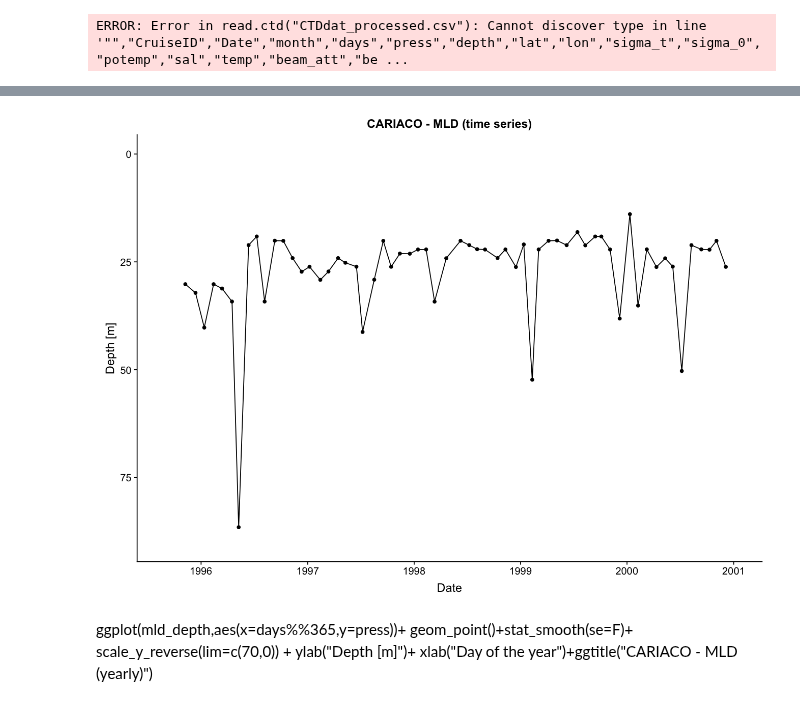
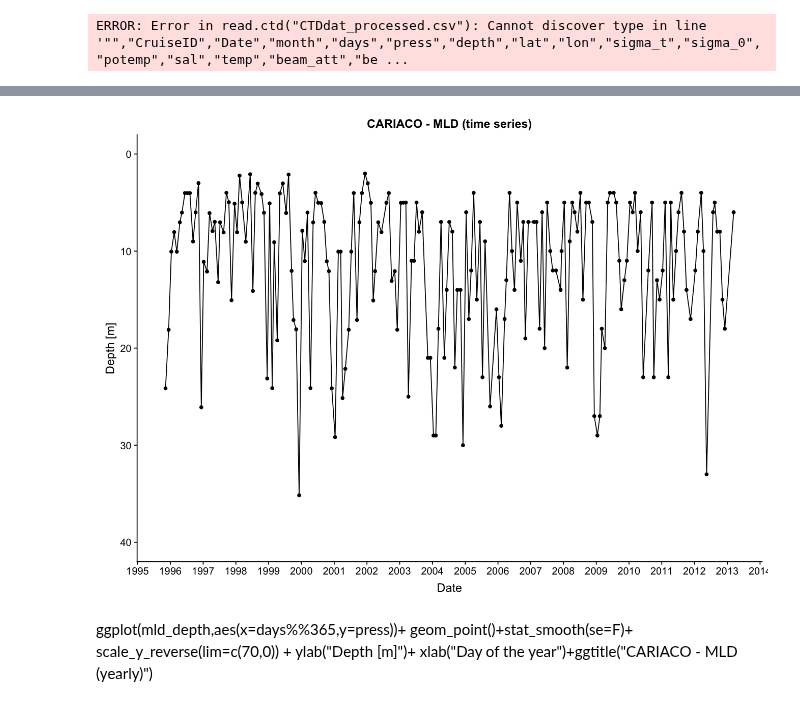
Before and after one commit to ben1post/BennyPhD, a Jupyter notebook: CaRiaco/RegimeShiftNotebooks/MLD_timeseries_analysis.R.ipynb, the cells around one changed output, grey strips where cells are left out. Cells and saved outputs as stored; diff of their text form; code cells hidden in the pictures.

```diff
--- a/CaRiaco/RegimeShiftNotebooks/MLD_timeseries_analysis.R.ipynb
+++ b/CaRiaco/RegimeShiftNotebooks/MLD_timeseries_analysis.R.ipynb
@@ -34,8 +121,8 @@ mld_depth <- ctd %>%
 # %%
 mld_depth <- ctd %>%
   group_by(Date) %>% # this groups it by the run number
-  filter(press > 8) %>% # only take values below 8 meters depth to minimze influence of surface anomalies
-  mutate(belowmld = sigma_0 >= sigma_0[1]+0.125 | sigma_0 <= sigma_0[1]-0.125) %>% # create new column that gives "True" for values below MLD
+  filter(press > 2) %>% # only take values below 8 meters depth to minimze influence of surface anomalies
+  mutate(belowmld = sigma_t >= sigma_t[1]+0.125 | sigma_t <= sigma_t[1]-0.125) %>% # create new column that gives "True" for values below MLD
   filter(belowmld == T) %>% # only take "True" values
   slice(1) %>% # takes the first occurrence
   ungroup() #removes grouping
@@ -184,7 +302,7 @@ ERROR: Error in read.ctd("CTDdat_processed.csv"): Cannot discover type in line '
 options(repr.plot.width=11, repr.plot.height=8)
 
 ggplot(mld_depth,aes(x=Date,y=press))+
-  geom_point()+ geom_line() + scale_y_reverse(lim=c(90,0)) +
+  geom_point()+ geom_line() + scale_y_reverse(lim=c(40,0)) +
   ylab("Depth [m]")+ xlab("Date")+ggtitle("CARIACO - MLD (time series)")+
-    scale_x_date(date_breaks = "years", date_labels='%Y',limits= c(as.Date("1995/9/1"), as.Date("2001/1/1")))
+    scale_x_date(date_breaks = "years", date_labels='%Y')#,limits= c(as.Date("1995/9/1"), as.Date("2001/1/1")))
 # %% [output]
@@ -194,4 +309,4 @@ Warning message:
-[figure, old version]
+[figure, new version]
 # %% [markdown]
 ggplot(mld_depth,aes(x=days%%365,y=press))+
   geom_point()+stat_smooth(se=F)+ scale_y_reverse(lim=c(70,0)) +
```
Also changed, not shown: parts of 20 cells of this notebook, 9 other files.
